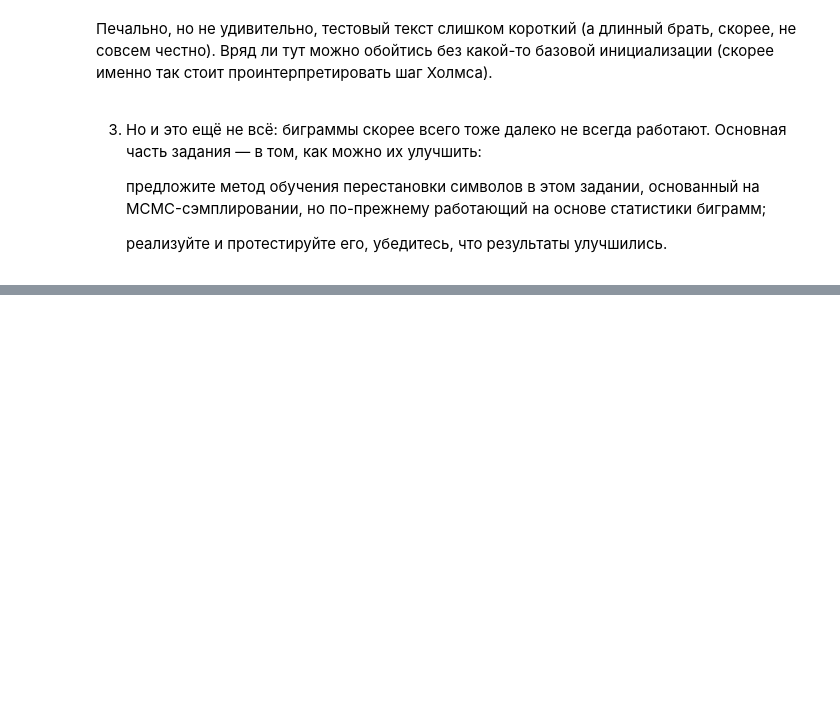
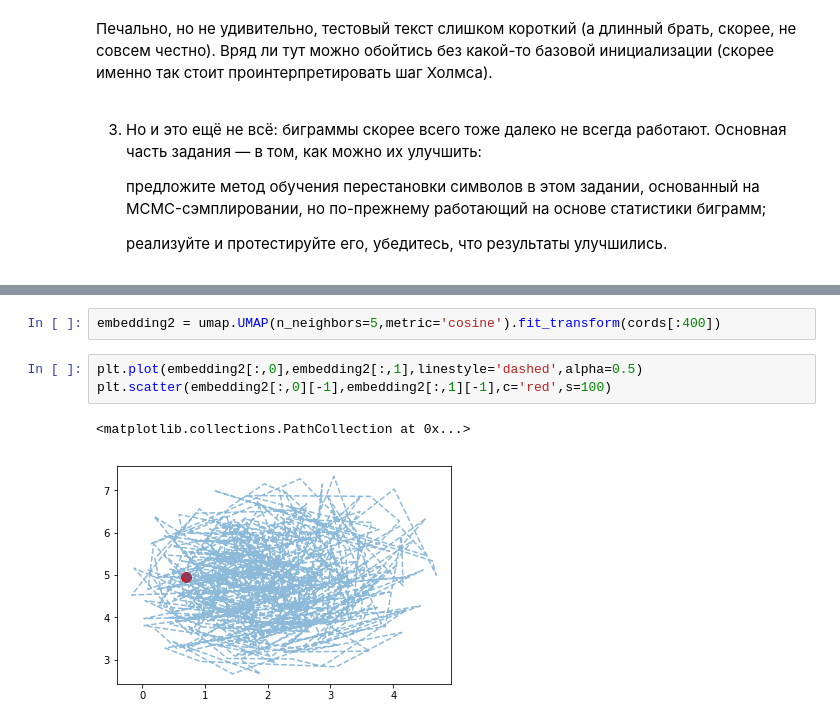
Before and after one commit to rogachevai/MADESPRING2020_ML, a Jupyter notebook: HW4/MADE_AML_HW4.ipynb, the cells around one changed output, grey strips where cells are left out. Saved outputs shown, nothing was run; the diff lists cells and outputs as text; blank space fills up the shorter version.

```diff
--- a/HW4/MADE_AML_HW4.ipynb
+++ b/HW4/MADE_AML_HW4.ipynb
@@ -149,0 +263,8 @@ processor_bi.de_enc_accuracy(test_text,decoded_bi)
+# %%
+embedding2 = umap.UMAP(n_neighbors=5,metric='cosine').fit_transform(cords[:400])
+# %%
+plt.plot(embedding2[:,0],embedding2[:,1],linestyle='dashed',alpha=0.5)
+plt.scatter(embedding2[:,0][-1],embedding2[:,1][-1],c='red',s=100)
+# %% [output]
+<matplotlib.collections.PathCollection at 0x...>
+[figure, added]
```
Also changed, not shown: parts of 27 cells of this notebook.
